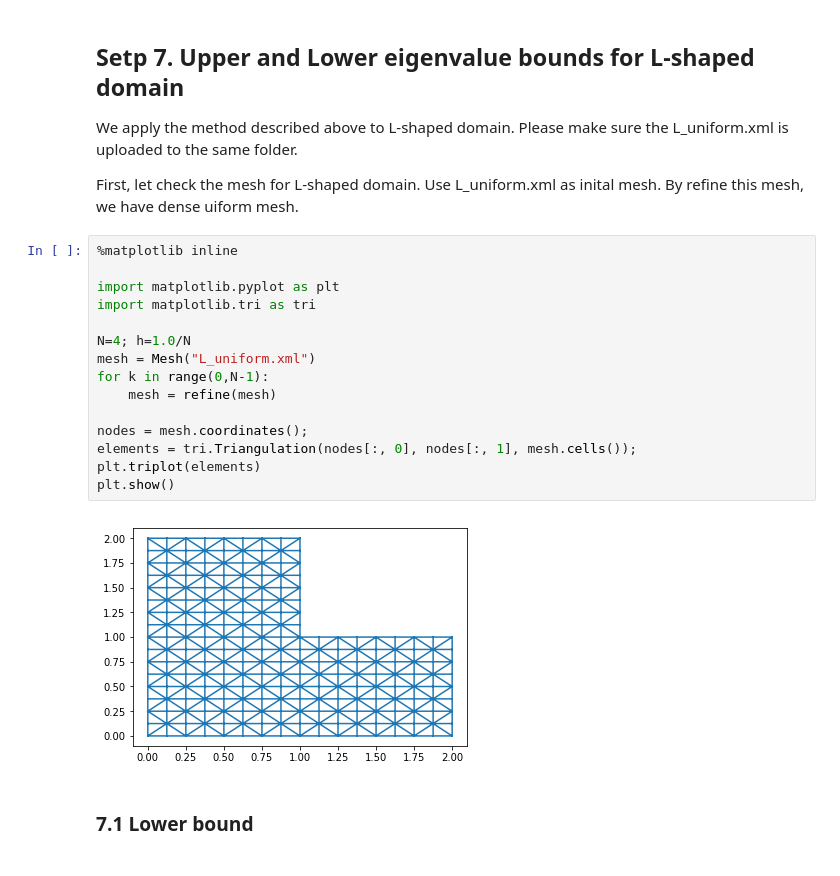
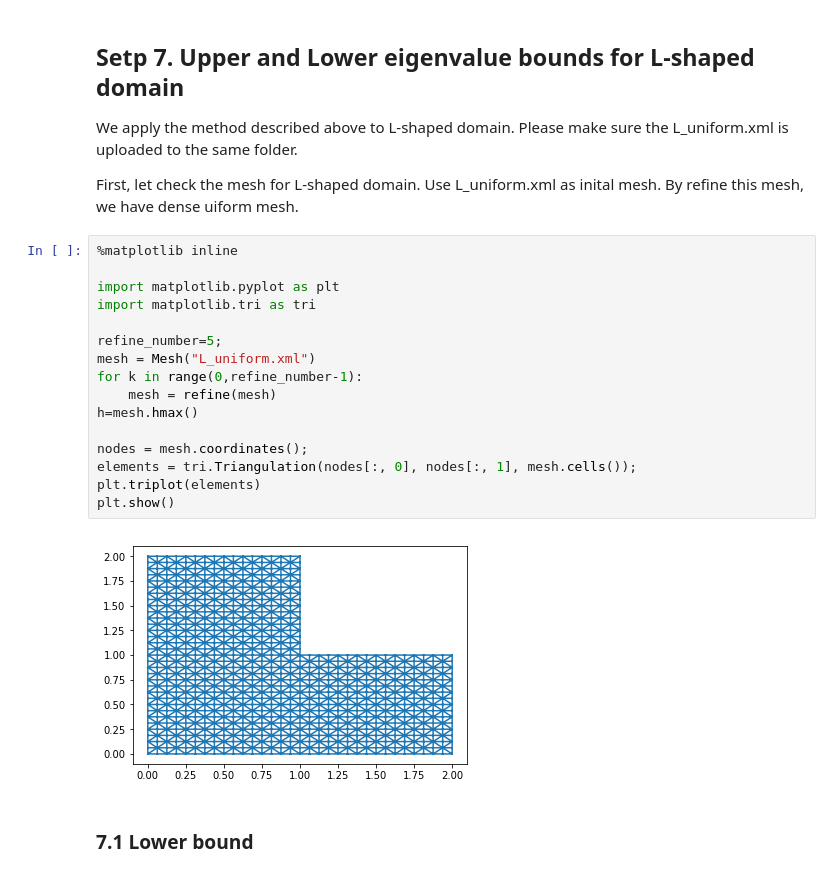
Before and after one commit to xfliu/eigenvalue, a Jupyter notebook: Eigenvalue_bounds_of_Laplacian.ipynb, the cells around one changed output. Drawn from its saved outputs; the diff is of its cells as text.

```diff
--- a/Eigenvalue_bounds_of_Laplacian.ipynb
+++ b/Eigenvalue_bounds_of_Laplacian.ipynb
@@ -187,20 +187,21 @@ First, let check the mesh for L-shaped domain. Use L_uniform.xml as inital mesh.
 # %%
 %matplotlib inline
 
 import matplotlib.pyplot as plt
 import matplotlib.tri as tri
 
-N=4; h=1.0/N
+refine_number=5;
 mesh = Mesh("L_uniform.xml")
-for k in range(0,N-1):
+for k in range(0,refine_number-1):
     mesh = refine(mesh)
+h=mesh.hmax()
 
 nodes = mesh.coordinates();
 elements = tri.Triangulation(nodes[:, 0], nodes[:, 1], mesh.cells());
 plt.triplot(elements)
 plt.show()
 # %% [output]
-[figure, old version]
+[figure, new version]
 # %% [markdown]
 ### 7.1 Lower bound
 # %%
```
Also changed, not shown: parts of 6 cells of this notebook.
